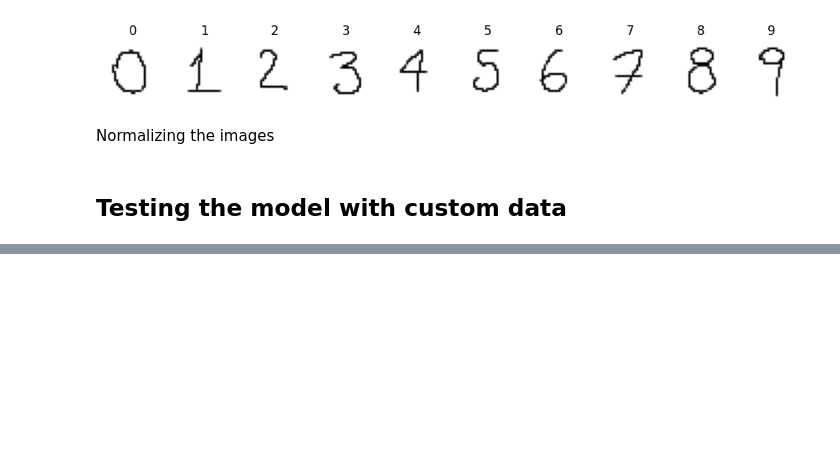
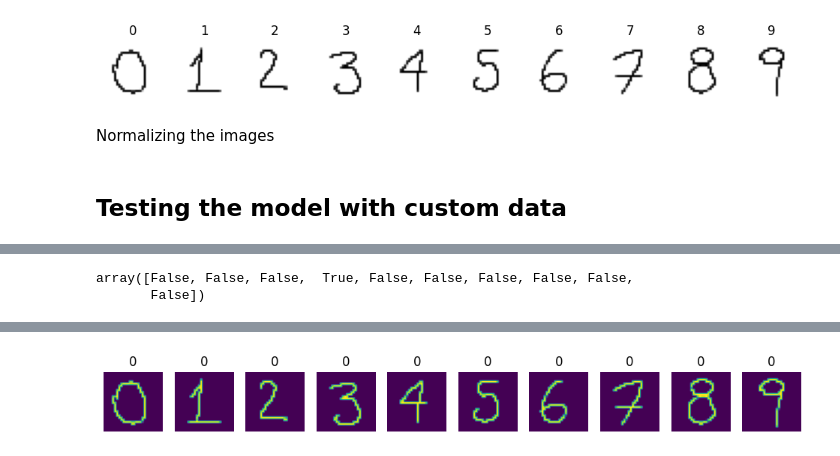
Before and after one commit to m0rgAn115/DeepLearningModels, a Jupyter notebook: DigitsClassification.ipynb, the cells around one changed output, grey strips where cells are left out. Drawn from its saved outputs; the diff is of its cells as text; code cells hidden in the pictures; blank space fills up the shorter version.

```diff
--- a/DigitsClassification.ipynb
+++ b/DigitsClassification.ipynb
@@ -520,0 +557,34 @@ plotPredictionWTrue(model_2)
+# %%
+import tensorflow as tf
+
+
+#set the seed
+tf.random.set_seed(42)
+
+model_3 = tf.keras.models.Sequential([
+
+    tf.keras.layers.Conv2D(filters=32,
+                           kernel_size=(3,3),
+                           activation="relu",
+                           input_shape=(28,28,1)),
+
+    tf.keras.layers.MaxPool2D((2,2)),
+    tf.keras.layers.Conv2D(64,(3,3),activation="relu"),
+    tf.keras.layers.Conv2D(10,3,activation="relu"),
+    tf.keras.layers.MaxPool2D((2,2)),
+    tf.keras.layers.Flatten(),
+    tf.keras.layers.Dense(64, activation='relu'),
+    tf.keras.layers.Dense(1,activation="softmax")
+])
+
+# Compile our CNN
+model_3.compile(loss=tf.keras.losses.CategoricalCrossentropy(),
+                optimizer=tf.keras.optimizers.Adam(learning_rate=0.001),
+                metrics=["accuracy"])
+
+# Fit the model
+history_3 = model_3.fit(x=train_images,
+                        epochs=5,
+                        y=train_labels,
+                        batch_size=64
+                        )
@@ -520,0 +601,12 @@ plotPredictionWTrue(model_2)
+# %%
+#Convert all of the predictions probabilities into integers
+y_preds_3 = y_probs_3.argmax(axis=1)
+
+# View the first 10 prediction labels
+y_preds_3[:10] == test_labels[:10]
+# %% [output]
+array([False, False, False,  True, False, False, False, False, False,
+       False])
+# %%
+plotPredictionWTrue(model_3)
+# %% [output]
@@ -520,0 +614 @@ plotPredictionWTrue(model_2)
+[figure, added]
```
Also changed, not shown: parts of 18 cells of this notebook.
